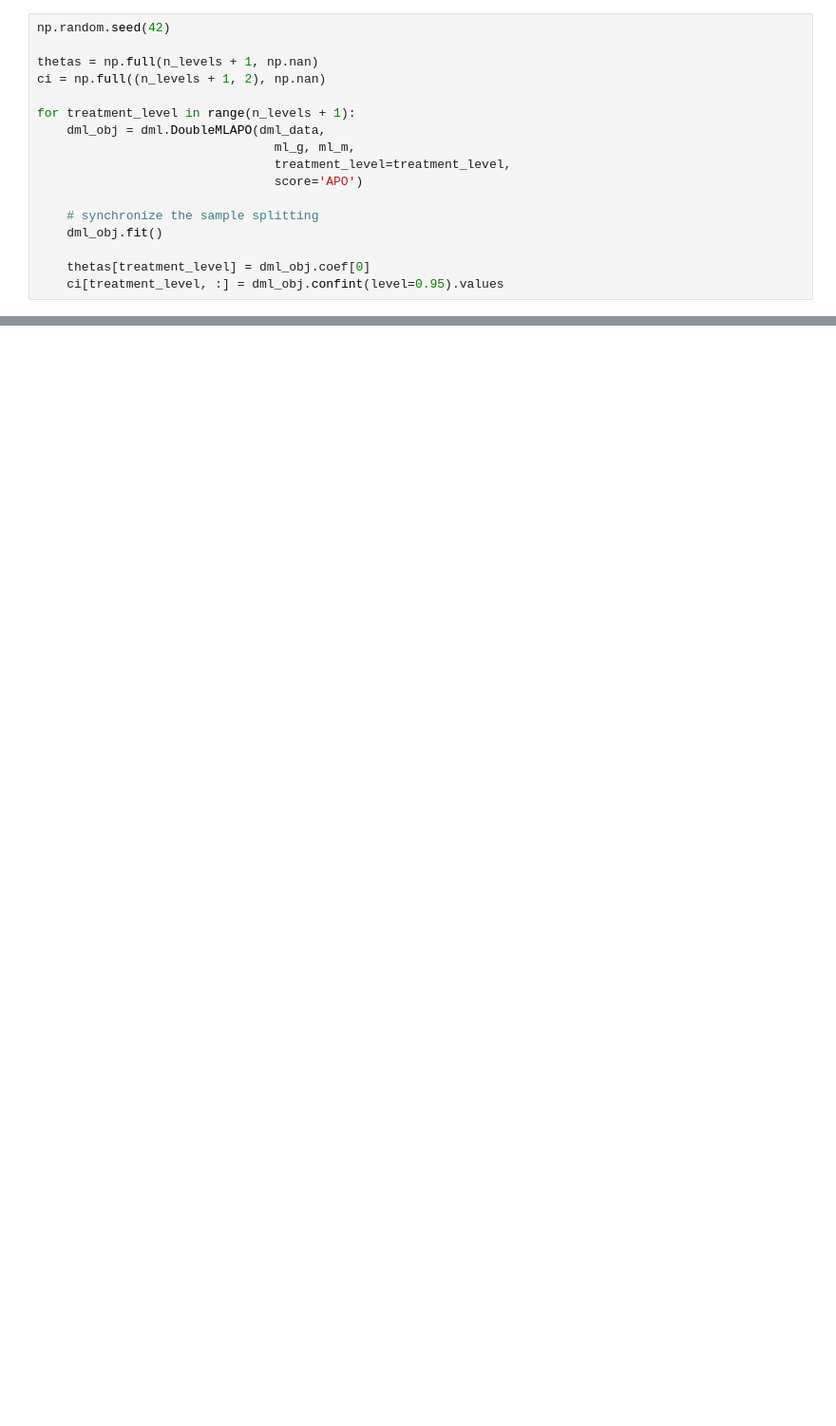
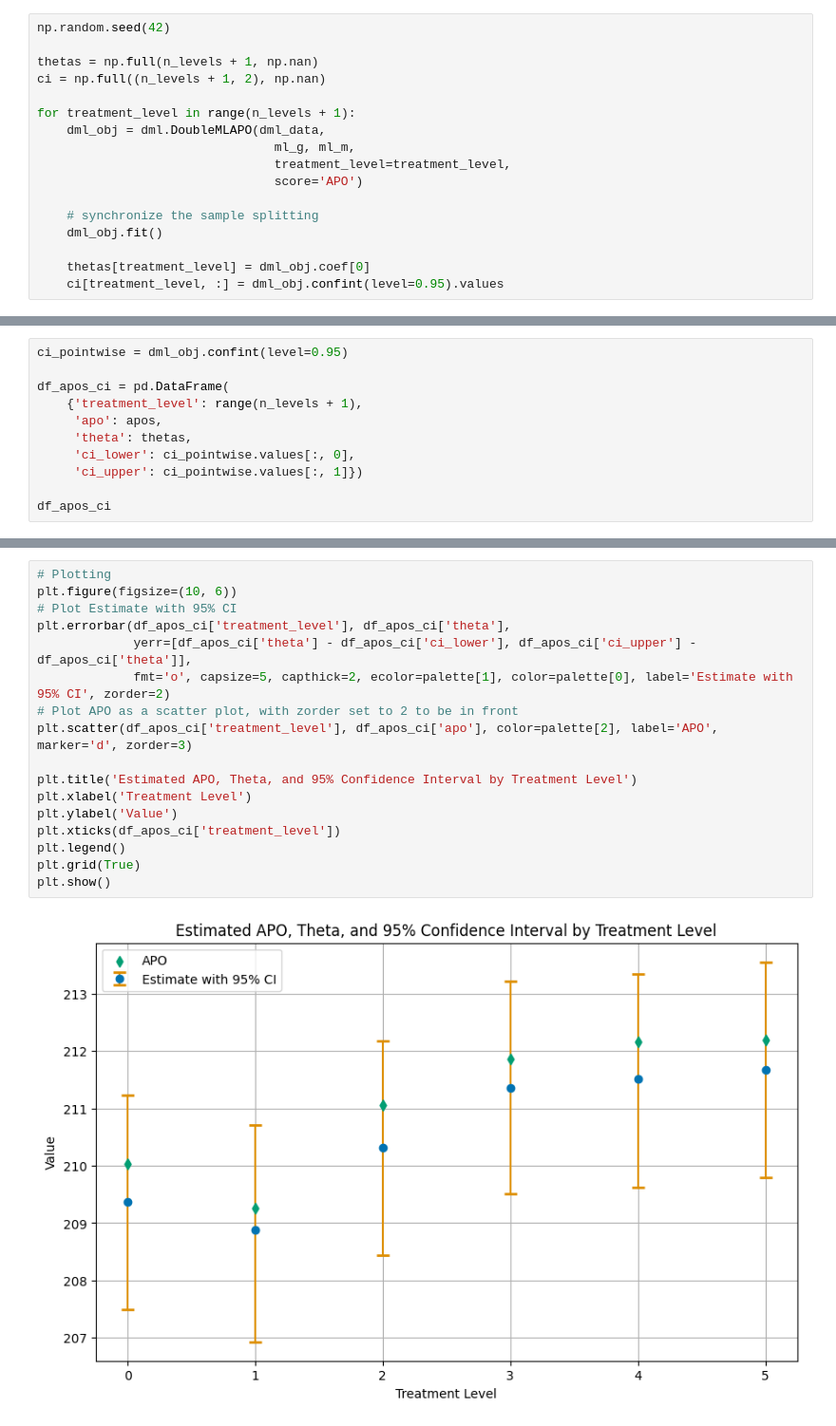
Before and after one commit to DoubleML/doubleml-docs, a Jupyter notebook: doc/examples/py_double_ml_apo.ipynb, the cells around one changed output, grey strips where cells are left out. Shown at 95% size. Saved outputs shown, nothing was run; the diff lists cells and outputs as text; blank space fills up the shorter version.

```diff
--- a/doc/examples/py_double_ml_apo.ipynb
+++ b/doc/examples/py_double_ml_apo.ipynb
@@ -172,0 +172,11 @@ AttributeError: 'DoubleMLAPOS' object has no attribute '_weights'
+# %%
+ci_pointwise = dml_obj.confint(level=0.95)
+
+df_apos_ci = pd.DataFrame(
+    {'treatment_level': range(n_levels + 1),
+     'apo': apos,
+     'theta': thetas,
+     'ci_lower': ci_pointwise.values[:, 0],
+     'ci_upper': ci_pointwise.values[:, 1]})
+
+df_apos_ci
@@ -172,0 +191,19 @@ AttributeError: 'DoubleMLAPOS' object has no attribute '_weights'
+# %%
+# Plotting
+plt.figure(figsize=(10, 6))
+# Plot Estimate with 95% CI
+plt.errorbar(df_apos_ci['treatment_level'], df_apos_ci['theta'],
+             yerr=[df_apos_ci['theta'] - df_apos_ci['ci_lower'], df_apos_ci['ci_upper'] - df_apos_ci['theta']],
+             fmt='o', capsize=5, capthick=2, ecolor=palette[1], color=palette[0], label='Estimate with 95% CI', zorder=2)
+# Plot APO as a scatter plot, with zorder set to 2 to be in front
+plt.scatter(df_apos_ci['treatment_level'], df_apos_ci['apo'], color=palette[2], label='APO', marker='d', zorder=3)
+
+plt.title('Estimated APO, Theta, and 95% Confidence Interval by Treatment Level')
+plt.xlabel('Treatment Level')
+plt.ylabel('Value')
+plt.xticks(df_apos_ci['treatment_level'])
+plt.legend()
+plt.grid(True)
+plt.show()
+# %% [output]
+[figure, added]
```
Also changed, not shown: parts of 8 cells of this notebook.
